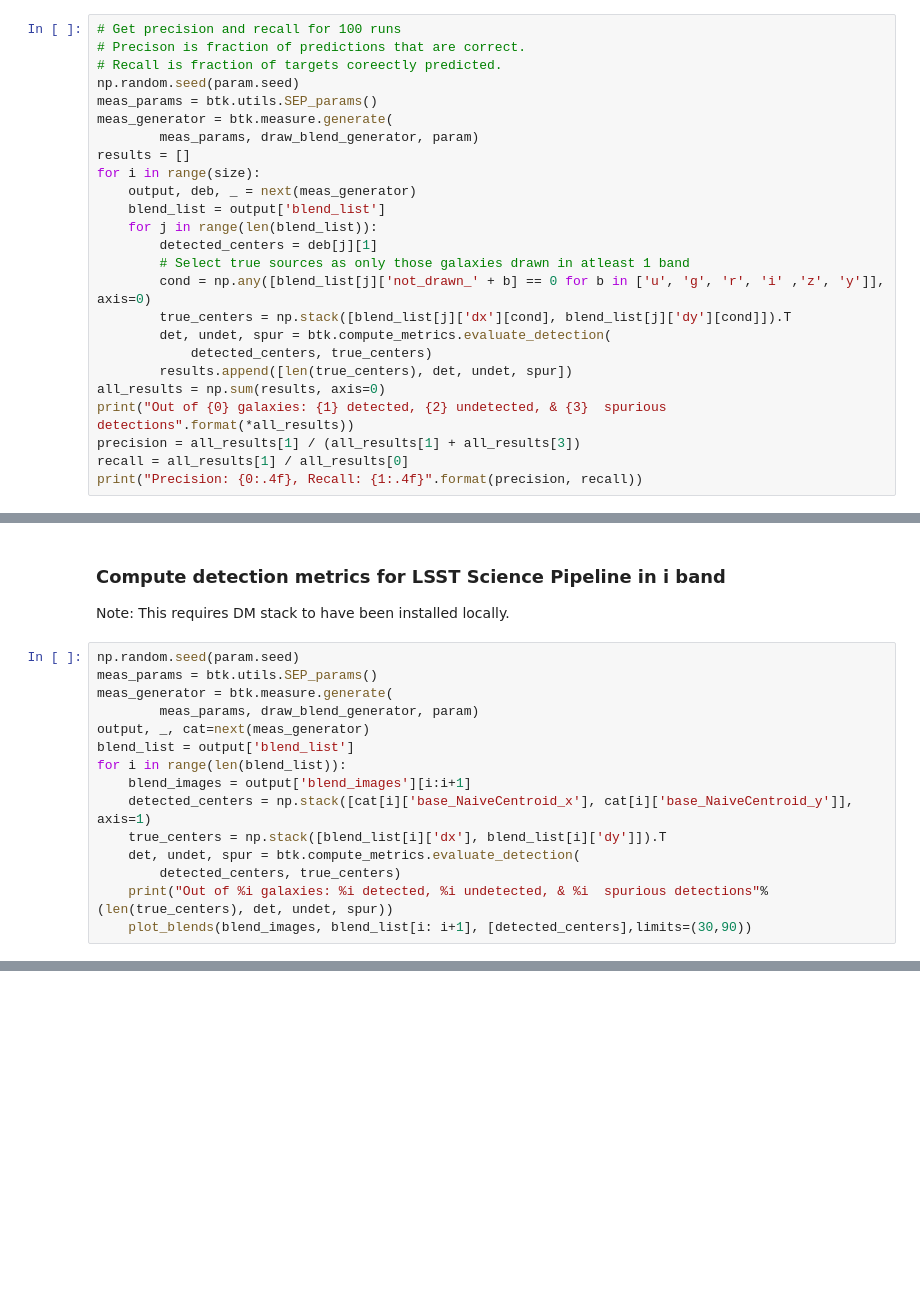
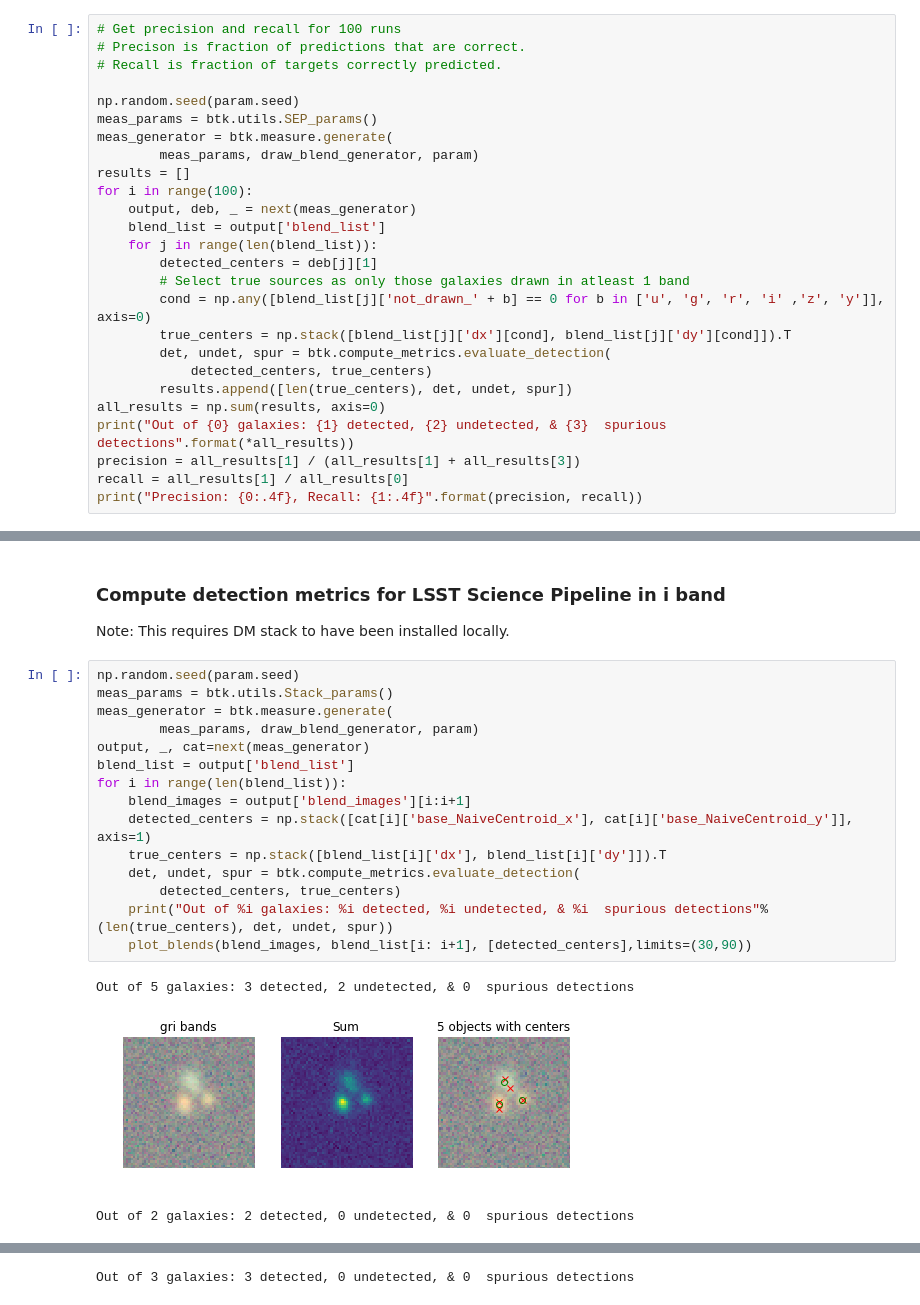
Before and after one commit to LSSTDESC/BlendingToolKit, a Jupyter notebook: notebooks/evaluate_metrics.ipynb, the cells around one changed output, grey strips where cells are left out. Drawn from its saved outputs; the diff is of its cells as text; blank space fills up the shorter version.

Commit message:
compute detection metrics for stack

```diff
--- a/notebooks/evaluate_metrics.ipynb
+++ b/notebooks/evaluate_metrics.ipynb
@@ -102,13 +102,14 @@ Out of 3 galaxies: 2 detected, 1 undetected, & 0  spurious detections
 # %%
 # Get precision and recall for 100 runs
 # Precison is fraction of predictions that are correct.
-# Recall is fraction of targets coreectly predicted.
+# Recall is fraction of targets correctly predicted.
+
 np.random.seed(param.seed)
 meas_params = btk.utils.SEP_params()
 meas_generator = btk.measure.generate(
         meas_params, draw_blend_generator, param)
 results = []
-for i in range(size):
+for i in range(100):
     output, deb, _ = next(meas_generator)
     blend_list = output['blend_list']
     for j in range(len(blend_list)):
@@ -145,16 +146,20 @@ Precision: 1.0000, Recall: 0.6596
 Note: This requires DM stack to have been installed locally.
 # %%
 np.random.seed(param.seed)
-meas_params = btk.utils.SEP_params()
+meas_params = btk.utils.Stack_params()
 meas_generator = btk.measure.generate(
         meas_params, draw_blend_generator, param)
 output, _, cat=next(meas_generator)
 blend_list = output['blend_list']
 for i in range(len(blend_list)):
     blend_images = output['blend_images'][i:i+1]
     detected_centers = np.stack([cat[i]['base_NaiveCentroid_x'], cat[i]['base_NaiveCentroid_y']], axis=1)
     true_centers = np.stack([blend_list[i]['dx'], blend_list[i]['dy']]).T
     det, undet, spur = btk.compute_metrics.evaluate_detection(
         detected_centers, true_centers)
     print("Out of %i galaxies: %i detected, %i undetected, & %i  spurious detections"%(len(true_centers), det, undet, spur))
     plot_blends(blend_images, blend_list[i: i+1], [detected_centers],limits=(30,90))
+# %% [output]
+Out of 5 galaxies: 3 detected, 2 undetected, & 0  spurious detections
+[figure, added]
+Out of 2 galaxies: 2 detected, 0 undetected, & 0  spurious detections
@@ -160,0 +167 @@ for i in range(len(blend_list)):
+Out of 3 galaxies: 3 detected, 0 undetected, & 0  spurious detections
```
Also changed, not shown: parts of 2 cells of this notebook.
